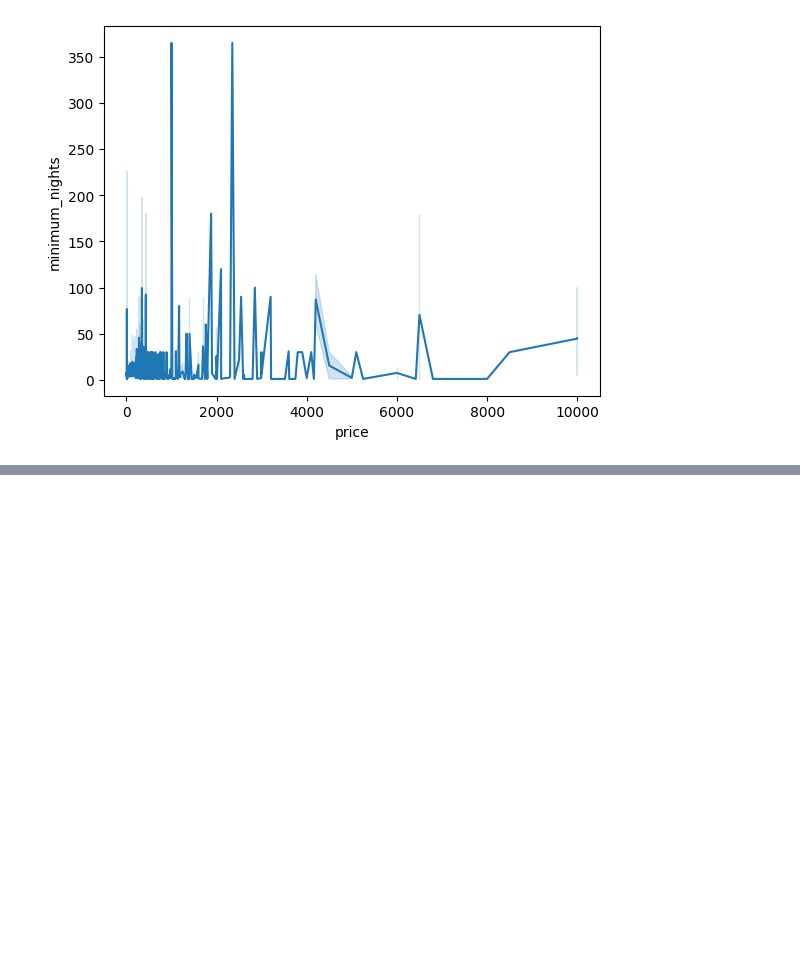
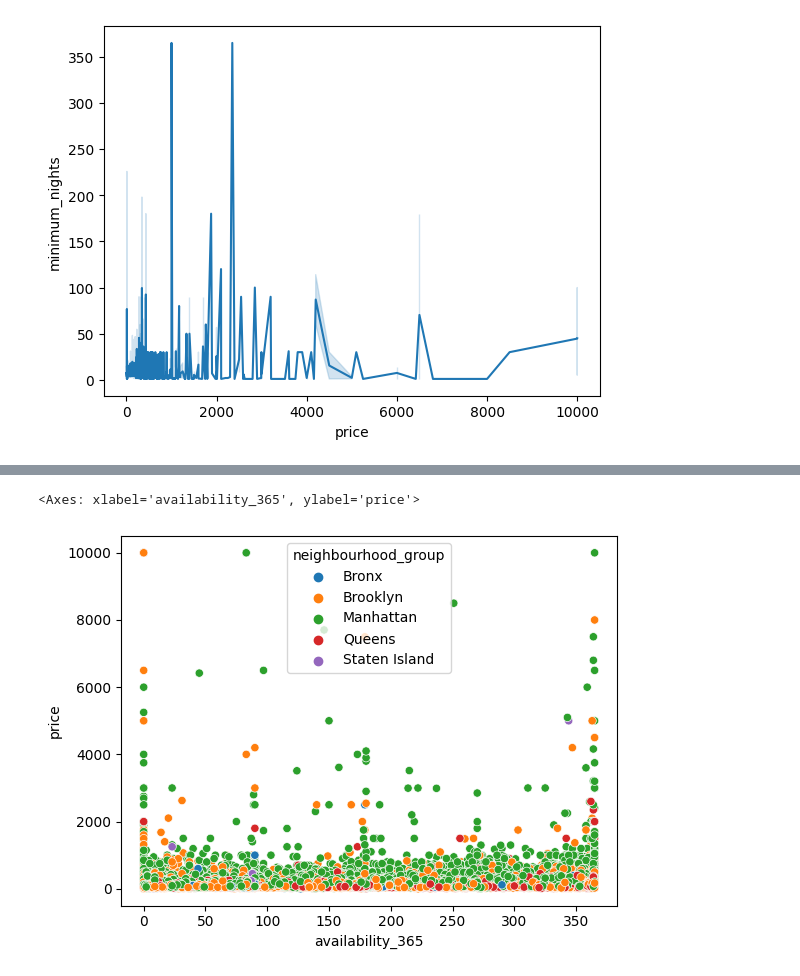
Before and after one commit to Shweta-singh-davv/python-data-science, a Jupyter notebook: Airbnb_Bookings_Analysis.ipynb, the cells around one changed output, grey strips where cells are left out. Drawn from its saved outputs; the diff is of its cells as text; code cells hidden in the pictures; blank space fills up the shorter version.

```diff
--- a/Airbnb_Bookings_Analysis.ipynb
+++ b/Airbnb_Bookings_Analysis.ipynb
@@ -270,0 +278,6 @@ sns.lineplot(x='price',y='minimum_nights',data=airbnb)
+# %%
+sns.scatterplot(x='availability_365',y= 'price', hue='neighbourhood_group',data= airbnb)
+# manhattan and brroklyn have the most wide range for availibility with respect to price range
+# %% [output]
+<Axes: xlabel='availability_365', ylabel='price'>
+[figure, added]
```
Also changed, not shown: parts of 2 cells of this notebook.
